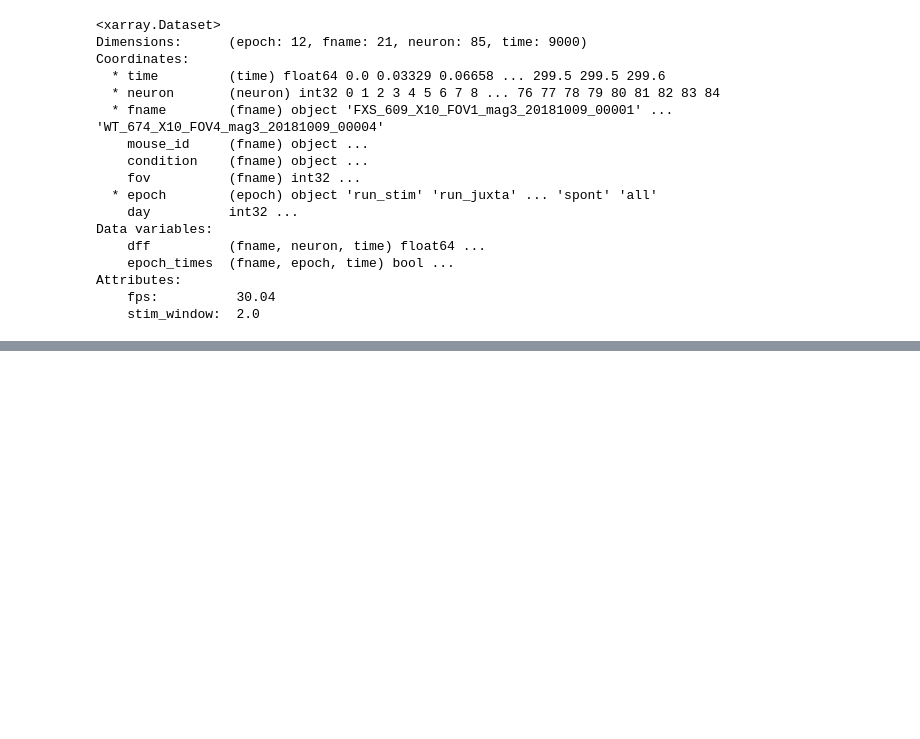
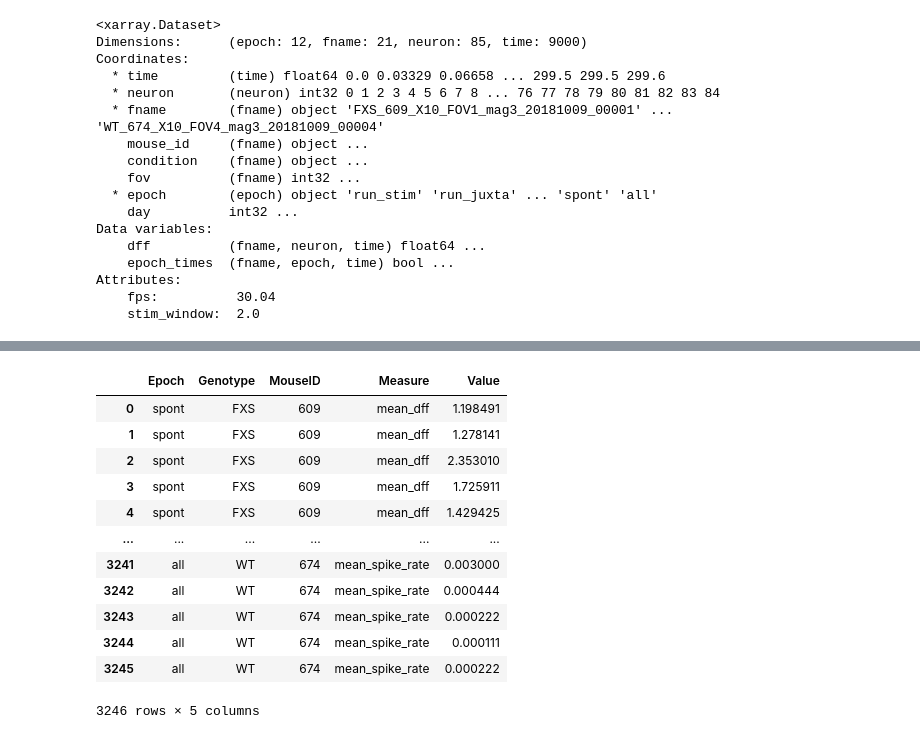
Before and after one commit to PBLab/ca-analysis-bloodflow, a Jupyter notebook: notebooks/analyze_xarray.ipynb, the cells around one changed output, grey strips where cells are left out. Drawn from its saved outputs; the diff is of its cells as text; code cells hidden in the pictures; blank space fills up the shorter version.

```diff
--- a/notebooks/analyze_xarray.ipynb
+++ b/notebooks/analyze_xarray.ipynb
@@ -90,12 +48,11 @@ data.sel(epoch="spont").where(data.condition == 'FXS', drop=True).where(data.mou
 # %%
-fxs_wt = {'FXS': {'spont': [], 'stim': [], 'all': []}, 'WT': {'spont': [], 'stim': [], 'all': []}}
-epoch = ('spont', 'stim', 'all')
-genotype = ('FXS', 'WT')
-# tuple the generator to make it last after first iteration
-pairs = tuple(itertools.product(epoch, genotype))
+fxs_wt = {'FXS': {'spont': {}, 'stim': {}, 'all': {}}, 'WT': {'spont': {}, 'stim': {}, 'all': {}}}
+epochs = ('spont', 'stim', 'all')
 
 for mouse_id, ds in data.groupby('mouse_id'):
-    for pair in pairs:
-        dff = filter_da(ds, *pair)
-        print(f'epoch: {pair[0]}, geno: {pair[1]}, id: {mouse_id} dff.shape: {dff.shape}')
-        print(dff)
+    for epoch in epochs:
+        dff = filter_da(ds, epoch)
+        condition = str(ds.condition[0].values)
+        mean_dff = dff_analysis.calc_mean_dff(dff)
+        mean_spike_rate = dff_analysis.calc_mean_spike_num(dff, fps=ds.attrs['fps'], thresh=0.65)
+        fxs_wt[condition][epoch][mouse_id] = {'mean_dff': mean_dff, 'mean_spike_rate': mean_spike_rate}
@@ -150,0 +84,9 @@ Attributes:
+# %%
+df_list = []
+for geno, genodata in fxs_wt.items():
+    for epoch, epochdata in genodata.items():
+        for mid, midata in epochdata.items():
+            for measure, measurement in midata.items():
+                df_list.append(pd.DataFrame({'Epoch': epoch, 'Genotype': geno, 'MouseID': mid, 'Measure': measure, 'Value': measurement}))
+
+df = pd.concat(df_list, ignore_index=True)
@@ -150,0 +120,16 @@ Attributes:
+# %%
+df
+# %% [output]
+|  | Epoch | Genotype | MouseID | Measure | Value |
+| 0 | spont | FXS | 609 | mean_dff | 1.198491 |
+| 1 | spont | FXS | 609 | mean_dff | 1.278141 |
+| 2 | spont | FXS | 609 | mean_dff | 2.353010 |
+| 3 | spont | FXS | 609 | mean_dff | 1.725911 |
+| 4 | spont | FXS | 609 | mean_dff | 1.429425 |
+| ... | ... | ... | ... | ... | ... |
+| 3241 | all | WT | 674 | mean_spike_rate | 0.003000 |
+| 3242 | all | WT | 674 | mean_spike_rate | 0.000444 |
+| 3243 | all | WT | 674 | mean_spike_rate | 0.000222 |
+| 3244 | all | WT | 674 | mean_spike_rate | 0.000111 |
+| 3245 | all | WT | 674 | mean_spike_rate | 0.000222 |
+3246 rows × 5 columns
```
Also changed, not shown: parts of 15 cells of this notebook.
